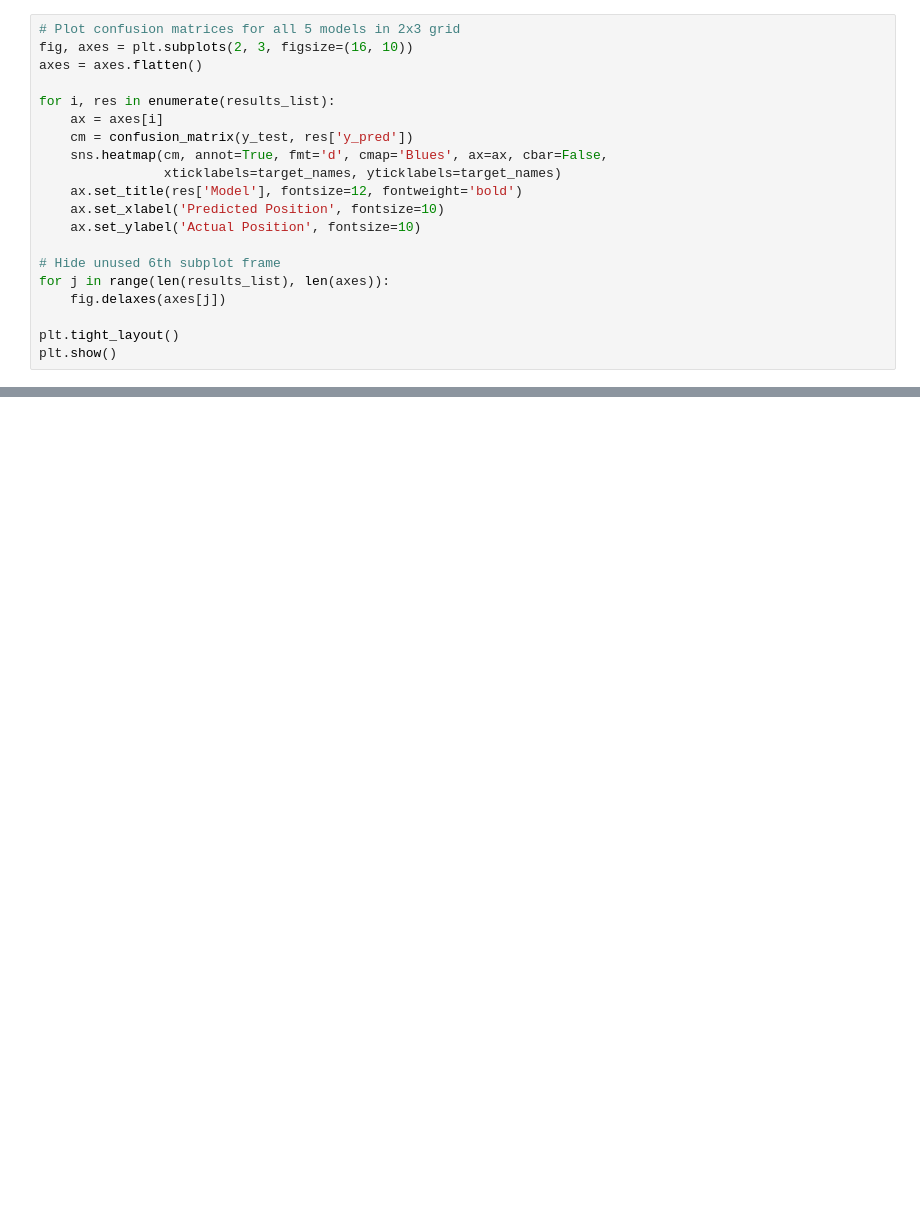
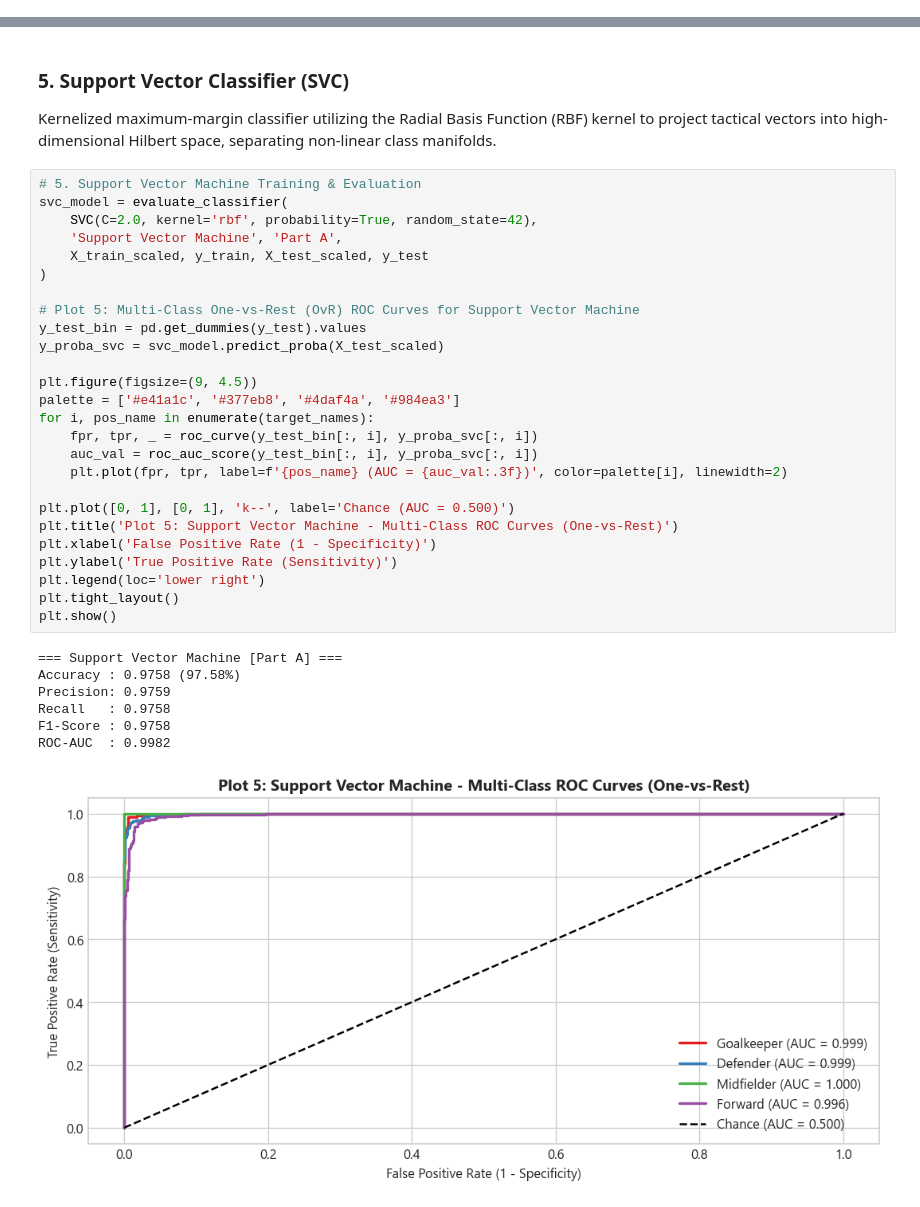
Before and after one commit to rohith24576/ML-FIFA-project, a Jupyter notebook: notebooks/classification.ipynb, the cells around one changed output, grey strips where cells are left out. Drawn from its saved outputs; the diff is of its cells as text; blank space fills up the shorter version.

Commit message:
added the classification part

```diff
--- a/notebooks/classification.ipynb
+++ b/notebooks/classification.ipynb
@@ -289,20 +0,0 @@ Support Vector Machine  0.876667   0.876937 0.876667  0.876640 0.967490
-# %%
-# Plot confusion matrices for all 5 models in 2x3 grid
-fig, axes = plt.subplots(2, 3, figsize=(16, 10))
-axes = axes.flatten()
-
-for i, res in enumerate(results_list):
-    ax = axes[i]
-    cm = confusion_matrix(y_test, res['y_pred'])
-    sns.heatmap(cm, annot=True, fmt='d', cmap='Blues', ax=ax, cbar=False,
-                xticklabels=target_names, yticklabels=target_names)
-    ax.set_title(res['Model'], fontsize=12, fontweight='bold')
-    ax.set_xlabel('Predicted Position', fontsize=10)
-    ax.set_ylabel('Actual Position', fontsize=10)
-
-# Hide unused 6th subplot frame
-for j in range(len(results_list), len(axes)):
-    fig.delaxes(axes[j])
-
-plt.tight_layout()
-plt.show()
@@ -310,0 +333,37 @@ plt.show()
+# %% [markdown]
+### 5. Support Vector Classifier (SVC)
+Kernelized maximum-margin classifier utilizing the Radial Basis Function (RBF) kernel to project tactical vectors into high-dimensional Hilbert space, separating non-linear class manifolds.
+# %%
+# 5. Support Vector Machine Training & Evaluation
+svc_model = evaluate_classifier(
+    SVC(C=2.0, kernel='rbf', probability=True, random_state=42),
+    'Support Vector Machine', 'Part A',
+    X_train_scaled, y_train, X_test_scaled, y_test
+)
+
+# Plot 5: Multi-Class One-vs-Rest (OvR) ROC Curves for Support Vector Machine
+y_test_bin = pd.get_dummies(y_test).values
+y_proba_svc = svc_model.predict_proba(X_test_scaled)
+
+plt.figure(figsize=(9, 4.5))
+palette = ['#e41a1c', '#377eb8', '#4daf4a', '#984ea3']
+for i, pos_name in enumerate(target_names):
+    fpr, tpr, _ = roc_curve(y_test_bin[:, i], y_proba_svc[:, i])
+    auc_val = roc_auc_score(y_test_bin[:, i], y_proba_svc[:, i])
+    plt.plot(fpr, tpr, label=f'{pos_name} (AUC = {auc_val:.3f})', color=palette[i], linewidth=2)
+
+plt.plot([0, 1], [0, 1], 'k--', label='Chance (AUC = 0.500)')
+plt.title('Plot 5: Support Vector Machine - Multi-Class ROC Curves (One-vs-Rest)')
+plt.xlabel('False Positive Rate (1 - Specificity)')
+plt.ylabel('True Positive Rate (Sensitivity)')
+plt.legend(loc='lower right')
+plt.tight_layout()
+plt.show()
+# %% [output]
+=== Support Vector Machine [Part A] ===
+Accuracy : 0.9758 (97.58%)
+Precision: 0.9759
+Recall   : 0.9758
+F1-Score : 0.9758
+ROC-AUC  : 0.9982
+[figure, added]
```
Also changed, not shown: parts of 55 cells of this notebook.
